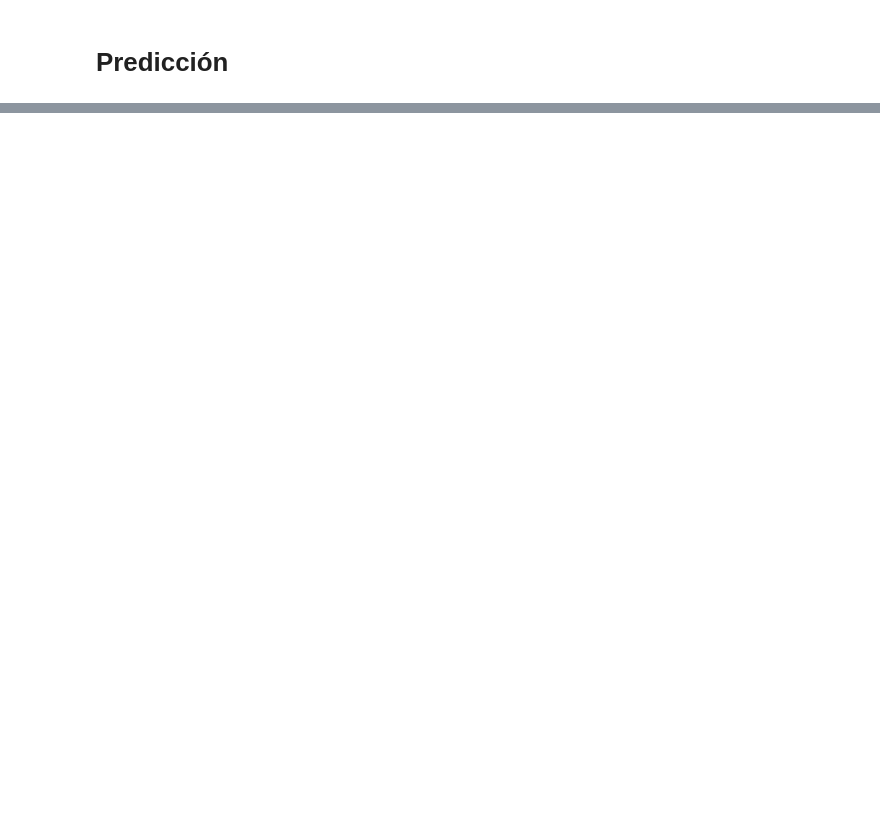
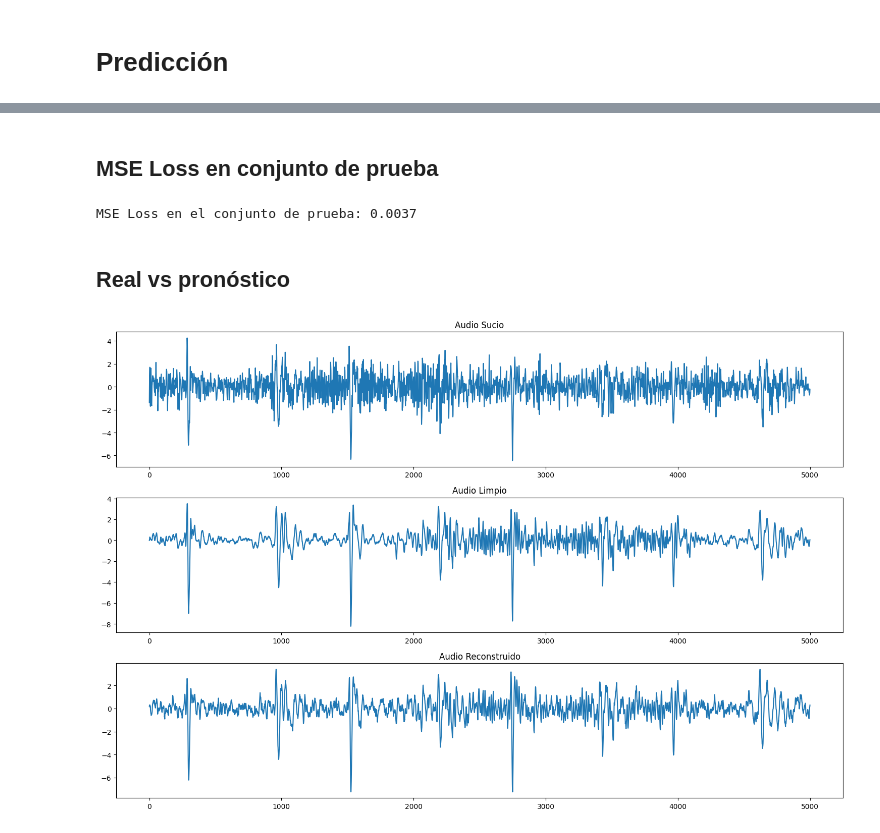
Before and after one commit to Afroefras/cora_cleaner, a Jupyter notebook: train.ipynb, the cells around one changed output, grey strips where cells are left out. Saved outputs shown, nothing was run; the diff lists cells and outputs as text; code cells hidden in the pictures; blank space fills up the shorter version.

Commit message:
Denoiser complete 🎉

```diff
--- a/train.ipynb
+++ b/train.ipynb
@@ -121,7 +123,8 @@ from scripts.transform import spec_n_mfcc
 denoiser_dataset = CoraDenoiserDataset(
     data_tuples=heart_noised,
     # transform=spec_n_mfcc,
-    duration=None
+    # duration=None
+    duration=5000
 )
 
 print("Pairs of sounds: ", len(denoiser_dataset))
@@ -151,27 +156,22 @@ import pytorch_lightning as pl
 class CoraDenoiser(pl.LightningModule):
     def __init__(self, input_size: int):
         super().__init__()
-
-        self.lstm = nn.LSTM(input_size, hidden_size=2048, num_layers=1, batch_first=True, bidirectional=False)
+        self.lstm1 = nn.LSTM(input_size, hidden_size=2048, num_layers=1, batch_first=True, bidirectional=False)
+        self.lstm2 = nn.LSTM(2048, hidden_size=2048, num_layers=1, batch_first=True, bidirectional=False)
         self.dense1 = nn.Linear(2048, 2048)
         self.dense2 = nn.Linear(2048, 1024)
         self.dense3 = nn.Linear(1024, 1024)
         self.output_layer = nn.Linear(1024, input_size)
 
     def forward(self, x):
-        # print('x', x.shape)
-        lstm_output, _ = self.lstm(x)
-        # print('lstm_output', lstm_output.shape)
-        lstm_output = lstm_output[:, -1, :].unsqueeze(dim=1)  # Get the output of the last time step
-        # print('lstm_output', lstm_output.shape)
-        dense1_output = self.dense1(lstm_output)
-        # print('dense1_output', dense1_output.shape)
+        lstm_output1, _ = self.lstm1(x)
+        lstm_output2, _ = self.lstm2(lstm_output1)
+        lstm_output2 = lstm_output2[:, -1, :].unsqueeze(dim=1) # Get the output of the last time step
+
+        dense1_output = self.dense1(lstm_output2)
         dense2_output = self.dense2(dense1_output)
-        # print('dense2_output', dense2_output.shape)
         dense3_output = self.dense3(dense2_output)
-        # print('dense3_output', dense3_output.shape)
         output = self.output_layer(dense3_output)
-        # print('output', output.shape)
         return output
 
     def training_step(self, batch, batch_idx):
@@ -196,14 +196,6 @@ class CoraDenoiser(pl.LightningModule):
             "interval": "epoch",    # Frecuencia de ajuste del LR scheduler
             "frequency": 1          # Igual a interval, ya que estamos usando "epoch"
         }
-
-        # scheduler = {
-        #     "scheduler": CyclicLR(
-        #         optimizer, base_lr=0.001, max_lr=0.01, cycle_momentum=False
-        #     ),
-        #     "interval": "step",  # Frecuencia de ajuste del LR scheduler (en cada paso)
-        # }
-
         return [optimizer], [scheduler]
 # %% [markdown]
 # Entrenamiento, validación y prueba
@@ -295,0 +279,5 @@ plot_prediction_from_dataset(
+# %%
+model_to_pred = CoraDenoiser(input_size=denoiser_dataset[0][0].shape[-1])
+model_dir = 'checkpoints/autoencoder-epoch=143-val_loss=0.1813.ckpt'
+model_to_pred.load_state_dict(torch.load(model_dir)['state_dict'])
+model_to_pred.eval()
@@ -295,0 +293,27 @@ plot_prediction_from_dataset(
+# %% [markdown]
+## MSE Loss en conjunto de prueba
+# %%
+total_loss = 0.0
+num_samples = 0
+
+with torch.no_grad():  # Desactiva el cálculo de gradientes durante la evaluación
+    for batch in test_dataloader:
+        inputs, targets = batch
+        predictions = model(inputs)  # Realiza las predicciones con el modelo
+        batch_loss = nn.MSELoss()(predictions, targets)  # Calcula el MSE Loss por lote
+        total_loss += batch_loss.item()  # Suma el MSE Loss de cada lote
+        num_samples += len(inputs)  # Incrementa el contador de muestras
+
+mse_loss = total_loss / num_samples  # Calcula el MSE Loss promedio en todo el conjunto de datos
+print(f'MSE Loss en el conjunto de prueba: {mse_loss:.4f}')
+# %% [output]
+MSE Loss en el conjunto de prueba: 0.0037
+# %% [markdown]
+## Real vs pronóstico
+# %%
+from scripts.plot import plot_prediction_comparison
+
+to_pred = randint(0, len(test_dataloader)) // 2
+plot_prediction_comparison(model_to_pred, test_dataloader, index=to_pred)
+# %% [output]
+[figure, added]
```
Also changed, not shown: parts of 15 cells of this notebook, 1 other file.
